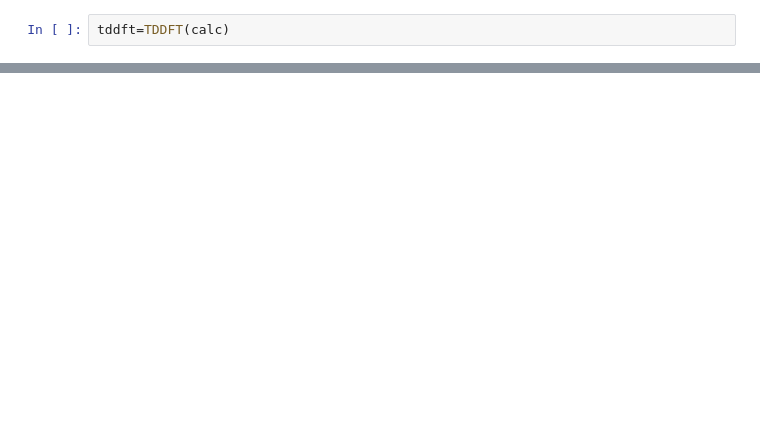
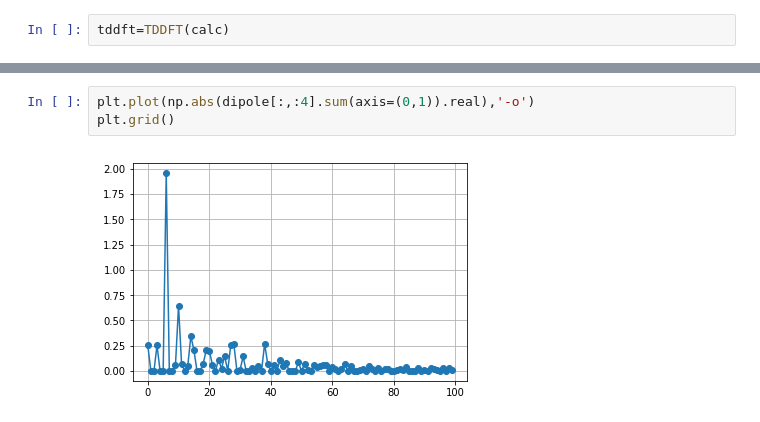
Before and after one commit to abhirup86/TDDFT-2, a Jupyter notebook: Test.ipynb, the cells around one changed output, grey strips where cells are left out. Drawn from its saved outputs; the diff is of its cells as text; blank space fills up the shorter version.

```diff
--- a/Test.ipynb
+++ b/Test.ipynb
@@ -39,3 +38,8 @@ plt.colorbar()
+# %%
+plt.plot(np.abs(dipole[:,:4].sum(axis=(0,1)).real),'-o')
+plt.grid()
+# %% [output]
+[figure, added]
 # %%
 VH_matrix=tddft.get_Hartree_matrix()
 plt.imshow(VH_matrix[0].real)
```
Also changed, not shown: parts of 6 cells of this notebook, 1 other file.
